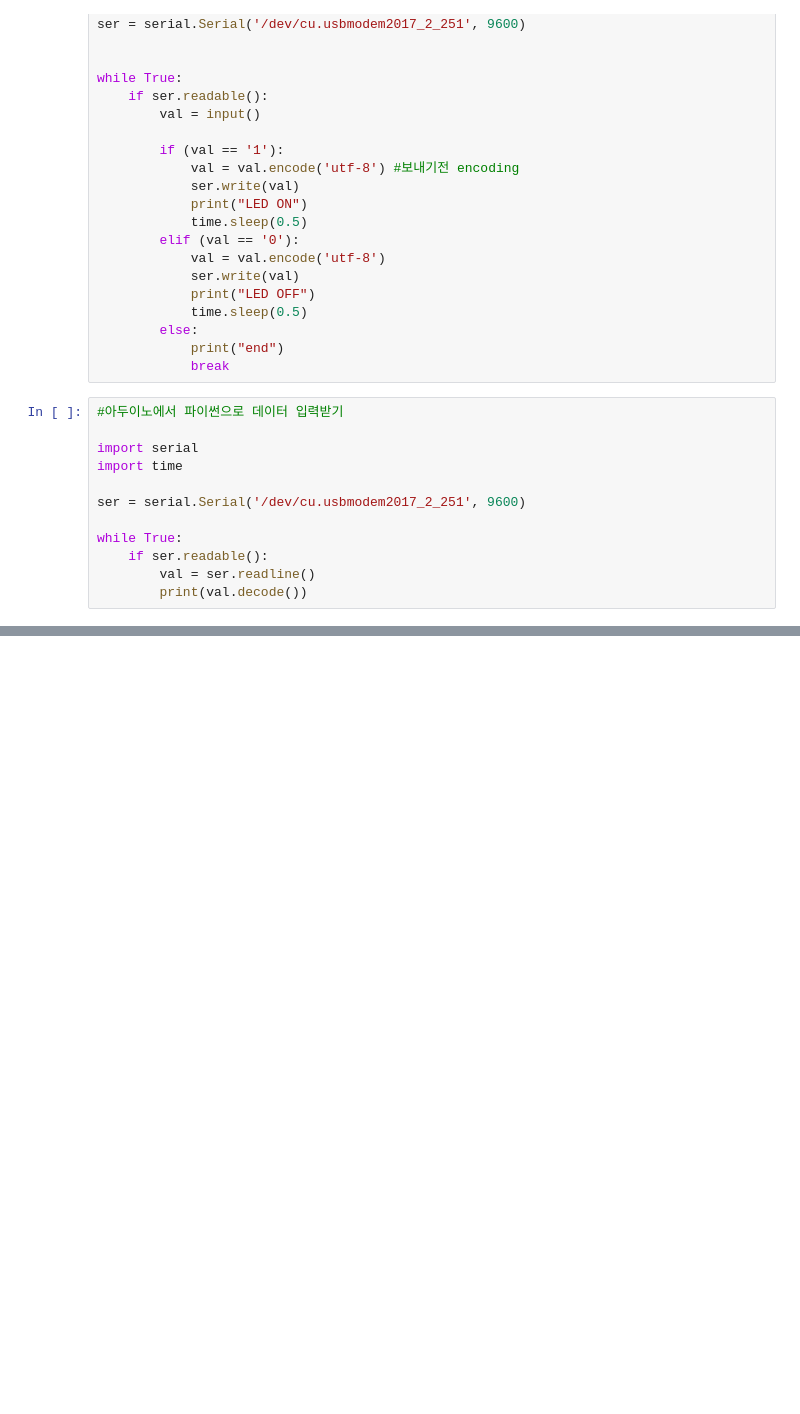
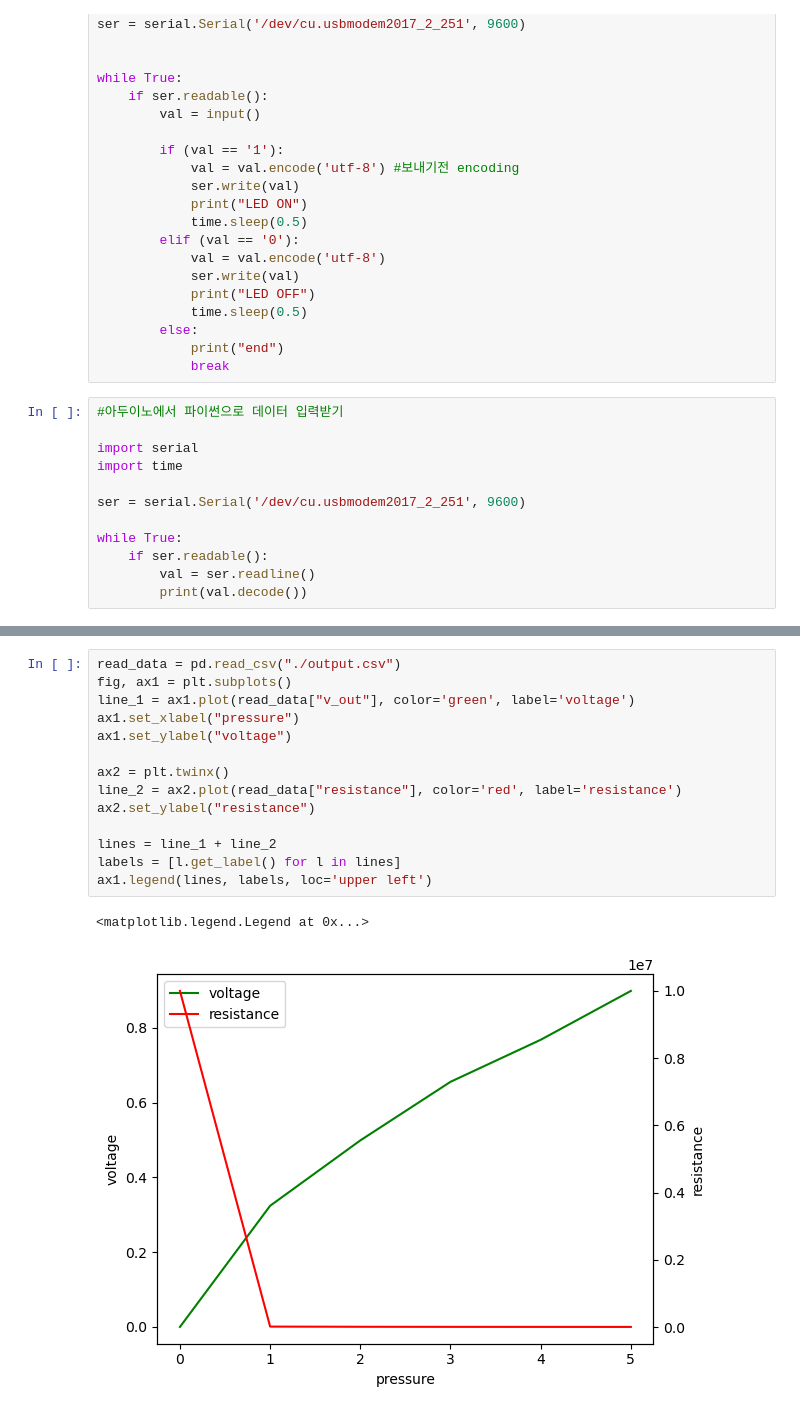
Before and after one commit to beobmun/3_1_algorithm, a Jupyter notebook: current_circuit/term_project.ipynb, the cells around one changed output, grey strips where cells are left out. Drawn from its saved outputs; the diff is of its cells as text; blank space fills up the shorter version.

```diff
--- a/current_circuit/term_project.ipynb
+++ b/current_circuit/term_project.ipynb
@@ -246,0 +288,17 @@ cal_resistance(r1,r2,r3,vin,0.4988)
+# %%
+read_data = pd.read_csv("./output.csv")
+fig, ax1 = plt.subplots()
+line_1 = ax1.plot(read_data["v_out"], color='green', label='voltage')
+ax1.set_xlabel("pressure")
+ax1.set_ylabel("voltage")
+
+ax2 = plt.twinx()
+line_2 = ax2.plot(read_data["resistance"], color='red', label='resistance')
+ax2.set_ylabel("resistance")
+
+lines = line_1 + line_2
+labels = [l.get_label() for l in lines]
+ax1.legend(lines, labels, loc='upper left')
+# %% [output]
+<matplotlib.legend.Legend at 0x...>
+[figure, added]
```
Also changed, not shown: parts of 9 cells of this notebook, 1 other file.
